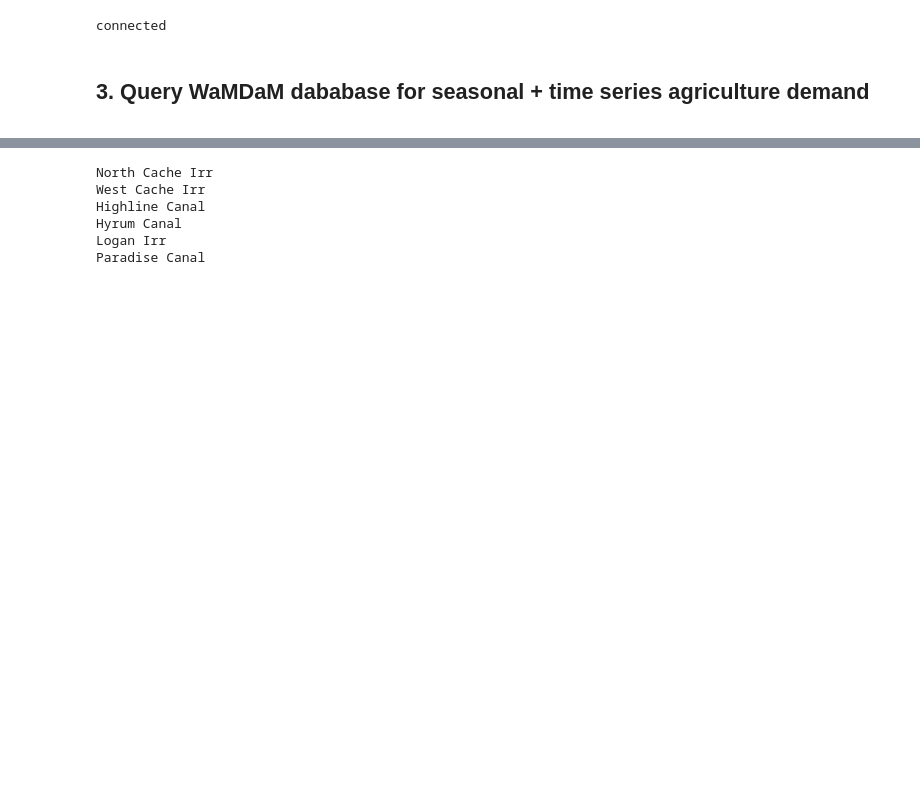
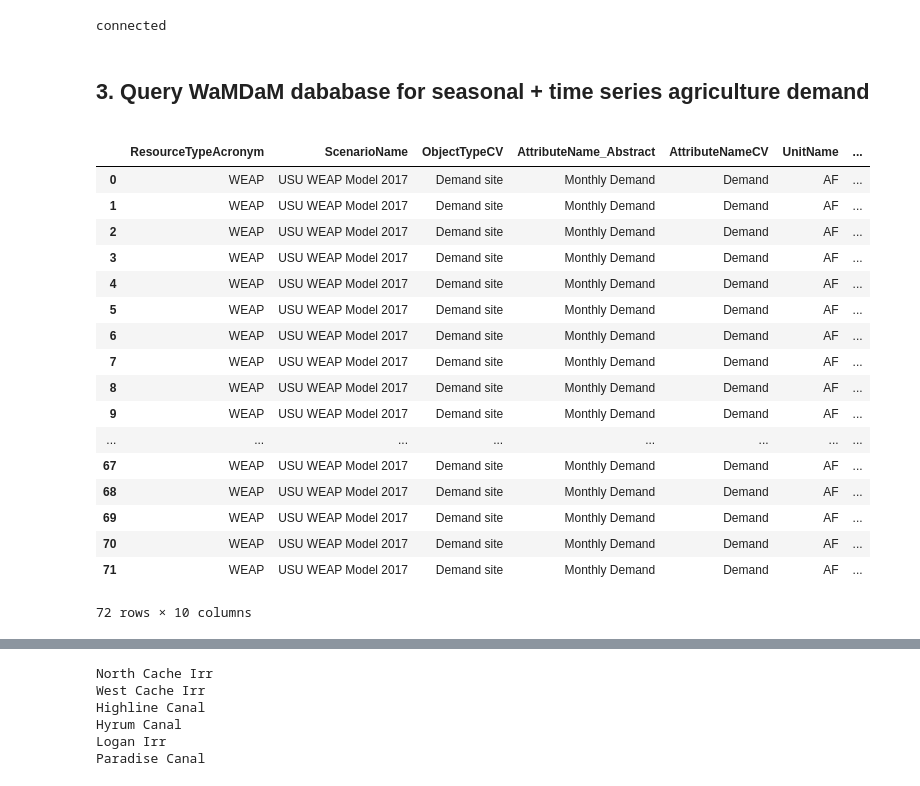
Before and after one commit to WamdamProject/WaMDaM_JupyterNotebooks, a Jupyter notebook: 1_QuerySelect/5_Use_Case_3.2_Seasonal_Demand.ipynb, the cells around one changed output, grey strips where cells are left out. Drawn from its saved outputs; the diff is of its cells as text; code cells hidden in the pictures; blank space fills up the shorter version.

Commit message:
update demand sites

```diff
--- a/1_QuerySelect/5_Use_Case_3.2_Seasonal_Demand.ipynb
+++ b/1_QuerySelect/5_Use_Case_3.2_Seasonal_Demand.ipynb
@@ -99,34 +99,53 @@ connected
 # Use Case 3.1Identify_aggregate_TimeSeriesValues.csv
 # plot aggregated to monthly and converted to acre-feet time series data of multiple sources
 
 
 # 2.2Identify_aggregate_TimeSeriesValues.csv
 Query_UseCase3_2_URL="""
 https://raw.githubusercontent.com/WamdamProject/WaMDaM_UseCases/master/UseCases_files/4Queries_SQL/UseCase3/UseCase3.2/2_IdentifyDemandSites_Seasonal_Values.sql
 
 """
 # Read the query text inside the URL
 Query_UseCase3_2_text = urllib.urlopen(Query_UseCase3_2_URL).read()
 
 # print Query_UseCase3_2_text
 
 # return query result in a pandas data frame
 result_df_UseCase3_2= pd.read_sql_query(Query_UseCase3_2_text, conn)
 
 # uncomment the below line to see the list of attributes
 # display (result_df_required)
 
 
 # Save the datafrom as a csv file into the Jupyter notebook working space
 result_df_UseCase3_2.to_csv('UseCases_Results_csv\UseCase3_2aaaaaaaaaaaa.csv', index = False)
 
 df_Seasonal=result_df_UseCase3_2
 
-# display (df_Seasonal)
+display (df_Seasonal)
 
 
 column_name = "InstanceName"
 subsets = df_Seasonal.groupby(column_name)
+# %% [output]
+|  | ResourceTypeAcronym | ScenarioName | ObjectTypeCV | AttributeName_Abstract | AttributeNameCV | UnitName | ... |
+| 0 | WEAP | USU WEAP Model 2017 | Demand site | Monthly Demand | Demand | AF | ... |
+| 1 | WEAP | USU WEAP Model 2017 | Demand site | Monthly Demand | Demand | AF | ... |
+| 2 | WEAP | USU WEAP Model 2017 | Demand site | Monthly Demand | Demand | AF | ... |
+| 3 | WEAP | USU WEAP Model 2017 | Demand site | Monthly Demand | Demand | AF | ... |
+| 4 | WEAP | USU WEAP Model 2017 | Demand site | Monthly Demand | Demand | AF | ... |
+| 5 | WEAP | USU WEAP Model 2017 | Demand site | Monthly Demand | Demand | AF | ... |
+| 6 | WEAP | USU WEAP Model 2017 | Demand site | Monthly Demand | Demand | AF | ... |
+| 7 | WEAP | USU WEAP Model 2017 | Demand site | Monthly Demand | Demand | AF | ... |
+| 8 | WEAP | USU WEAP Model 2017 | Demand site | Monthly Demand | Demand | AF | ... |
+| 9 | WEAP | USU WEAP Model 2017 | Demand site | Monthly Demand | Demand | AF | ... |
+| ... | ... | ... | ... | ... | ... | ... | ... |
+| 67 | WEAP | USU WEAP Model 2017 | Demand site | Monthly Demand | Demand | AF | ... |
+| 68 | WEAP | USU WEAP Model 2017 | Demand site | Monthly Demand | Demand | AF | ... |
+| 69 | WEAP | USU WEAP Model 2017 | Demand site | Monthly Demand | Demand | AF | ... |
+| 70 | WEAP | USU WEAP Model 2017 | Demand site | Monthly Demand | Demand | AF | ... |
+| 71 | WEAP | USU WEAP Model 2017 | Demand site | Monthly Demand | Demand | AF | ... |
+72 rows × 10 columns
 # %% [markdown]
 # 4. Plot the seasonal demand sites
 <a name="PlotSeasonal_a"></a>
```
Also changed, not shown: parts of 2 cells of this notebook, 12 other files.
